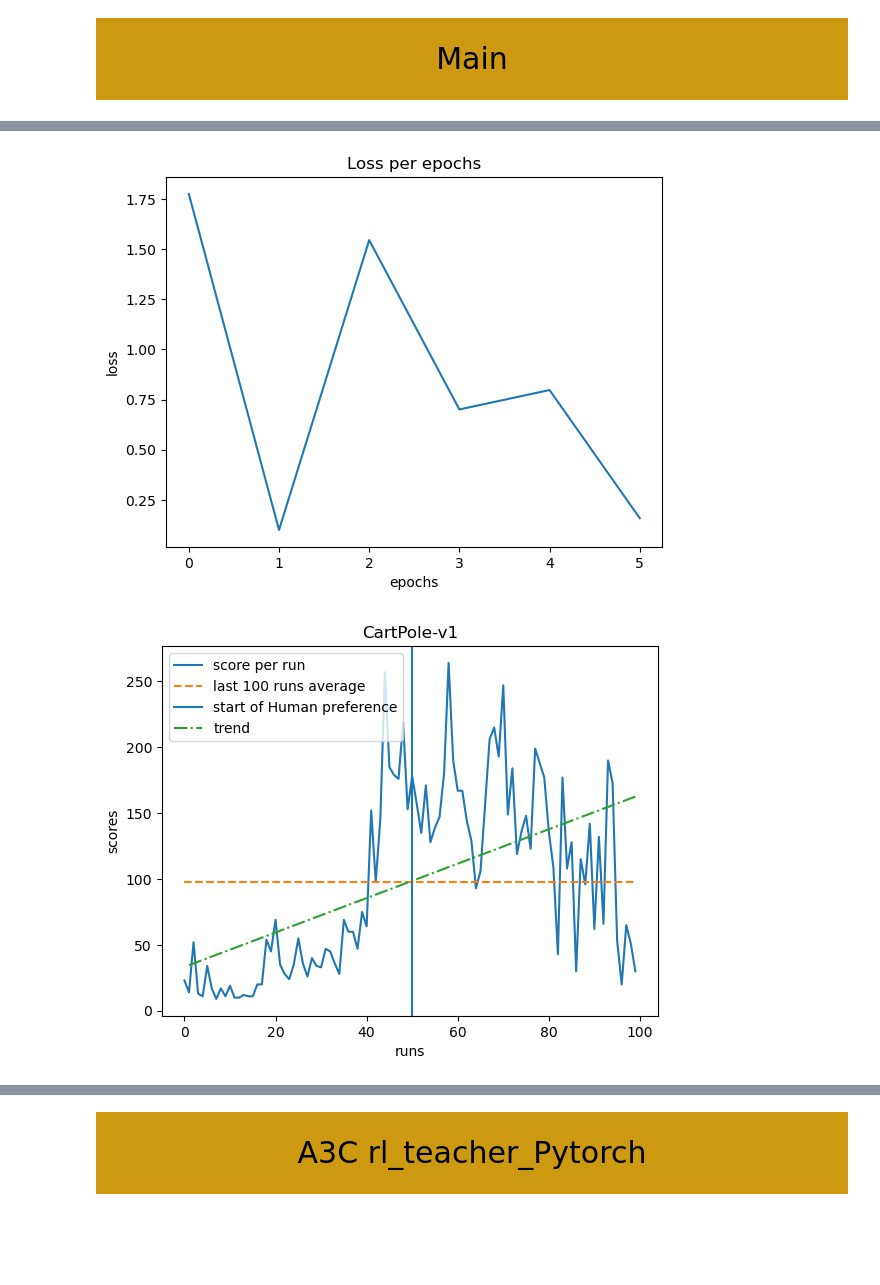
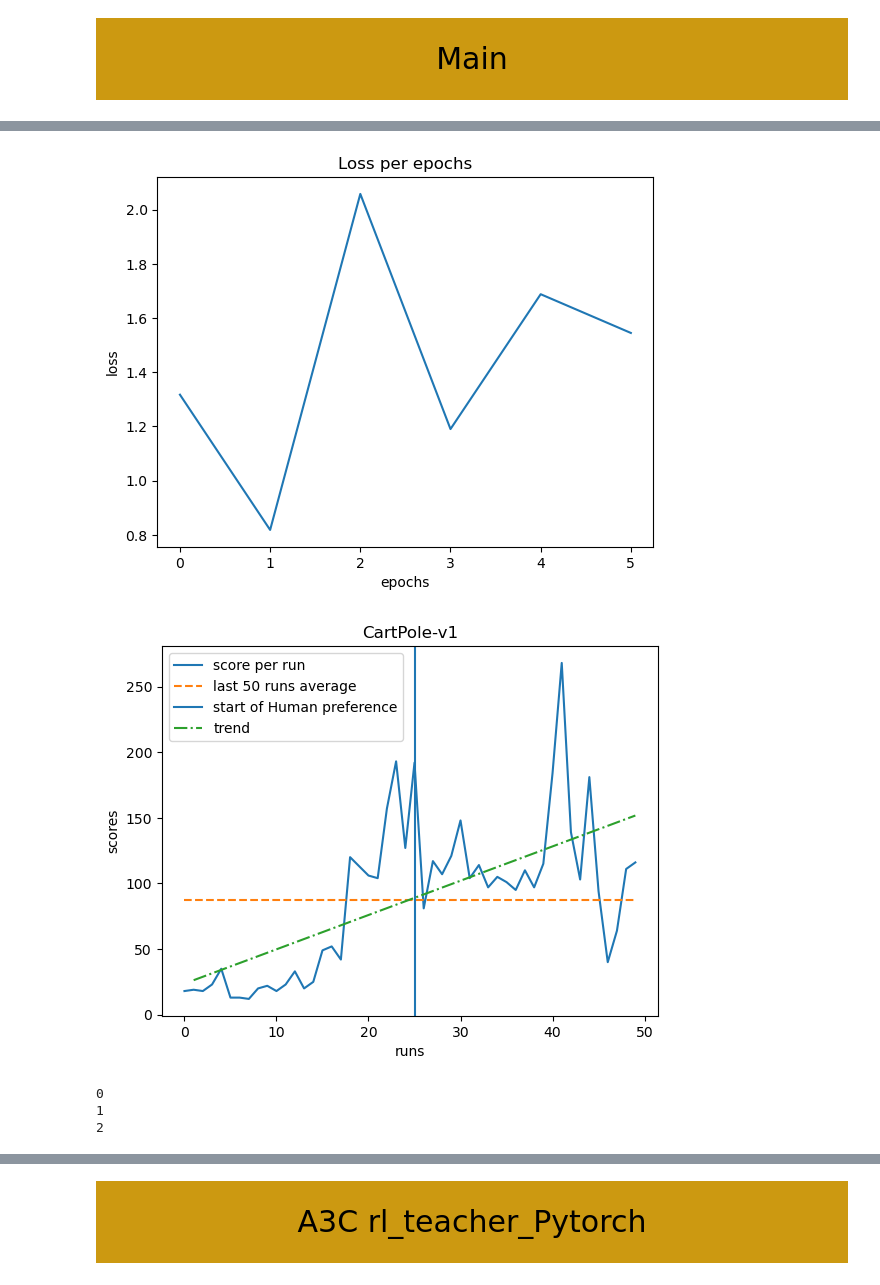
Before and after one commit to Ohm-T/Deep-Reinforcement-Learning-from-Human-Preferences, a Jupyter notebook: DRL_human_preferences.ipynb, the cells around one changed output, grey strips where cells are left out. Cells and saved outputs as stored; diff of their text form; code cells hidden in the pictures; blank space fills up the shorter version.

```diff
--- a/DRL_human_preferences.ipynb
+++ b/DRL_human_preferences.ipynb
@@ -248,7 +250,7 @@ EXPLORATION_MAX = 1.0
 EXPLORATION_MIN = 0.01
 EXPLORATION_DECAY = 0.995
 
-CONSECUTIVE_RUNS_TO_SOLVE = 200
+CONSECUTIVE_RUNS_TO_SOLVE = 100
 
 
 class NN(nn.Module):
@@ -363,7 +365,7 @@ def cartpole():
     dqn_solver = DQNSolver(observation_space, action_space)
     hp_model = HumanPreference(observation_space, action_space)
     run = 0
-    episodes = 100
+    episodes = 50
     for i in range(episodes):
         run += 1
         state = env.reset()
@@ -372,7 +374,7 @@ def cartpole():
         trijectory = []
         while True:
             step += 1
-            # env.render()
+            env.render()
             action = dqn_solver.act(state)
             state_next, reward, terminal, info = env.step(action)[:4]
             if mode == "self" or run < episodes / 2:
@@ -391,7 +393,7 @@ def cartpole():
                 break
             dqn_solver.experience_replay()
 
-        if run % 10 == 0 and mode == "Human":
+        if run % 5 == 0 and mode == "Human":
             hp_model.ask_human()
             hp_model.train()
 
@@ -423,2 +425,34 @@ Preference (1,2|3):
-[figure, old version]
+[figure, new version]
-[figure, old version]
+[figure, new version]
+# %%
+# Just a little test to check renders
+
+from sklearn.preprocessing import KBinsDiscretizer
+from gym import wrappers
+import time
+
+# import gym
+import gym
+env = gym.make('CartPole-v1')
+
+#env = wrappers.Monitor(env, "./gym-results", force=True)
+
+policy = lambda obs: 0
+
+for j in range(3):
+    obs = env.reset()
+    for _ in range(80):
+        actions = policy(obs)
+        obs, reward, terminated, truncated, info = env.step(actions)
+        done = terminated or truncated
+        if done:
+            obs, info = env.reset()
+        env.render()
+        time.sleep(0.05)
+    print(j)
+
+env.close()
+# %% [output]
+0
+1
+2
```
Also changed, not shown: parts of 6 cells of this notebook, 1 other file.
